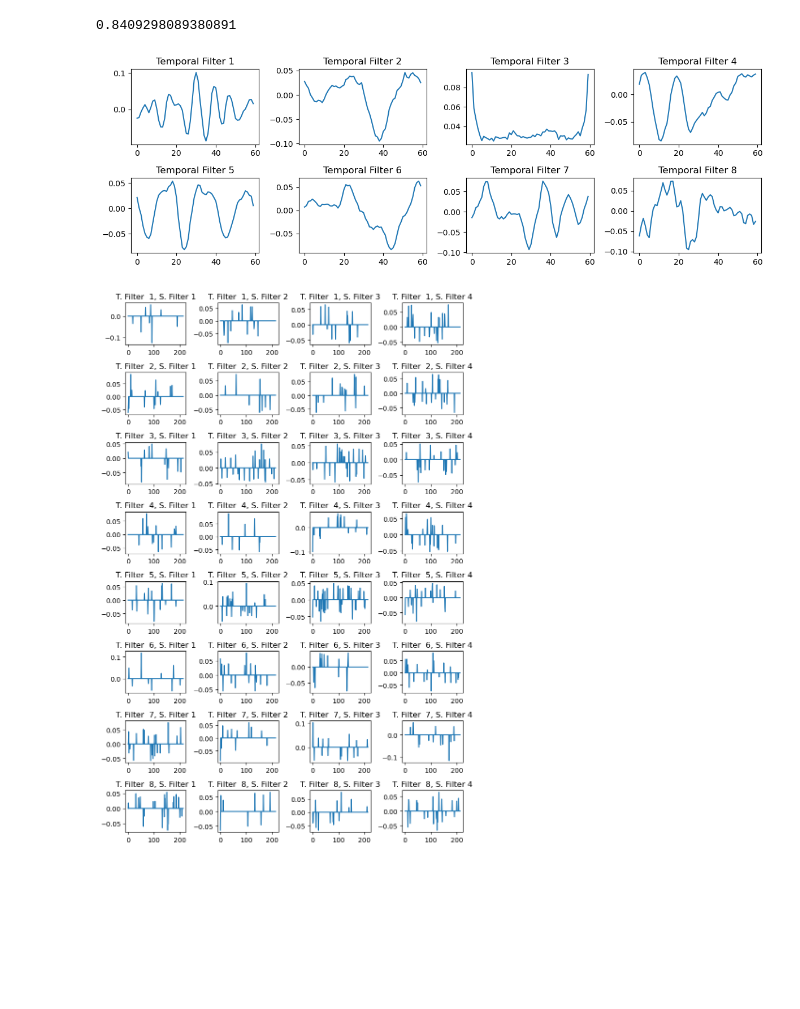
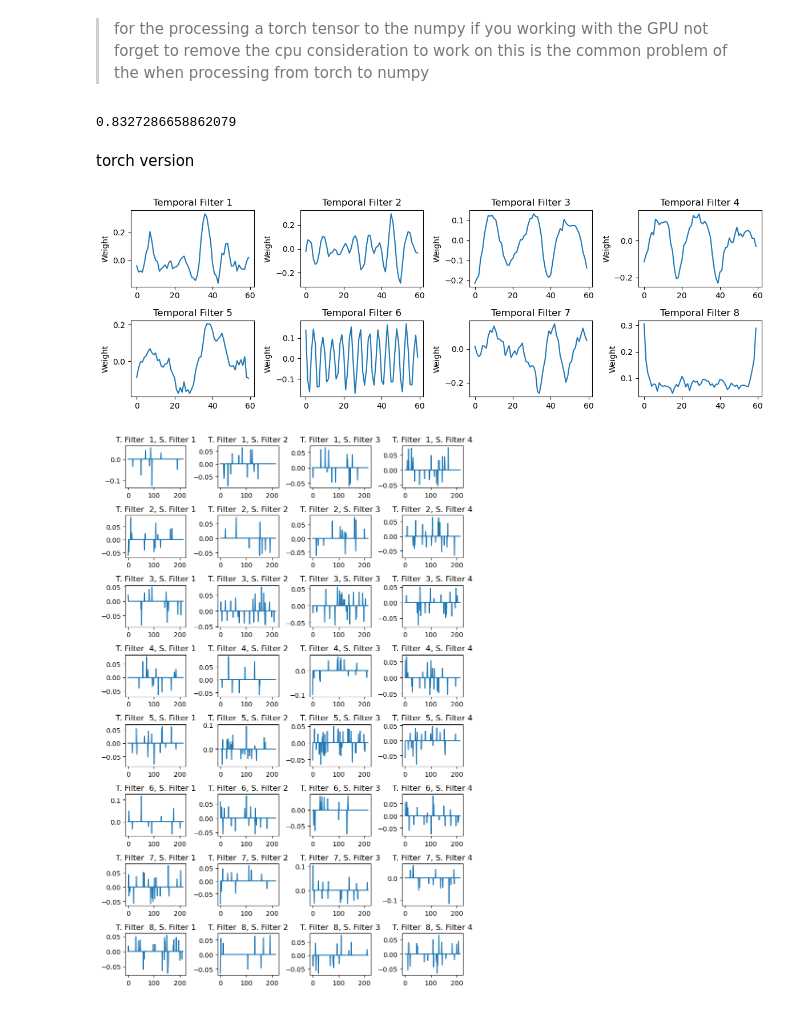
Before and after one commit to Madeby7/fMRINet, a Jupyter notebook: fMRINet/fMRINet_8.ipynb, the cells around one changed output. Cells and saved outputs as stored; diff of their text form; code cells hidden in the pictures; blank space fills up the shorter version.

```diff
--- a/fMRINet/fMRINet_8.ipynb
+++ b/fMRINet/fMRINet_8.ipynb
@@ -184,0 +569,2 @@ preds = model.predict(valid_data)
+# %% [markdown]
+> for the processing a torch tensor to the numpy if you working with the GPU not forget to remove the cpu consideration to work on this is the common problem of the when processing from torch to numpy
@@ -185,19 +573,27 @@ preds = model.predict(valid_data)
 # %%
 from sklearn.metrics import balanced_accuracy_score
-balanced_accuracy_score(np.argmax(valid_label, axis=1), np.argmax(preds, axis=1))
+balanced_accuracy_score(np.argmax(valid_label_t, axis=1), np.argmax(preds, axis=1))
 # %% [output]
-0.8409298089380891
+0.8327286658862079
-# %%
-filters = np.squeeze(model.layers[2].get_weights())
-
-fig = plt.subplots(2, 4, figsize=(12, 4))
-
-for i in range(1, 9):
-    plt.subplot(2, 4, i)
-    plt.plot(filters[:, i-1])
-    plt.title(f'Temporal Filter {i}')
-
-plt.tight_layout()
-# %% [output]
-[figure, removed]
+# %% [markdown]
+torch version
+# %%
+model.eval()
+with torch.no_grad():
+    # conv1: (out=8, in=1, kH=1, kW=60) -> we want 8 vectors of length 60
+    w = model.conv1.conv.weight.detach().cpu().numpy()        # (8, 1, 1, 60)
+    w = w[:, 0, 0, :]                                     # (8, 60)
+
+fig, axes = plt.subplots(2, 4, figsize=(12, 4))
+axes = axes.ravel()
+
+for i in range(8):
+    axes[i].plot(w[i])
+    axes[i].set_title(f"Temporal Filter {i+1}")
+    axes[i].set_ylabel("Weight")
+
+plt.tight_layout()
+plt.show()
+# %% [output]
+[figure, added]
 # %%
```
Also changed, not shown: parts of 38 cells of this notebook, 8 other files.
